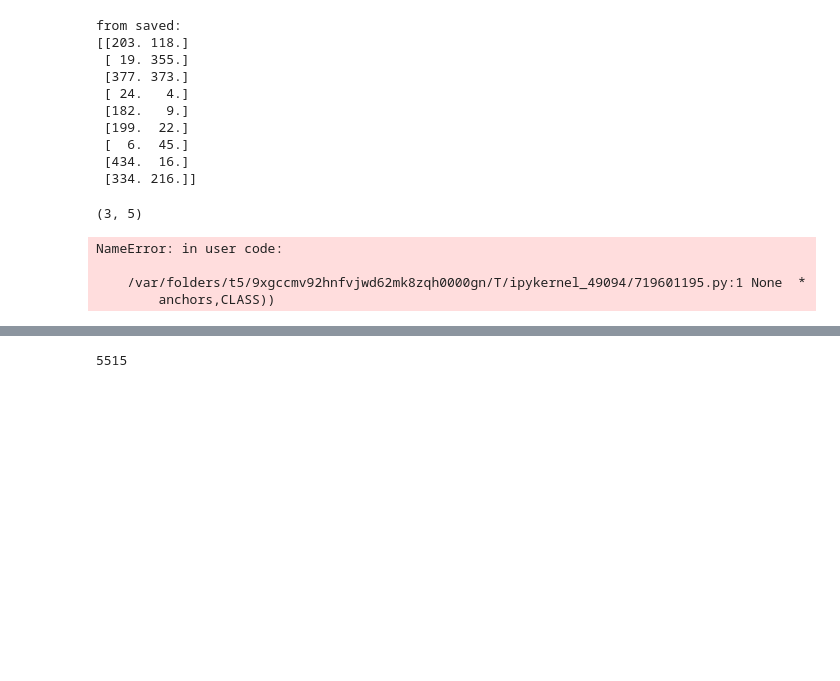
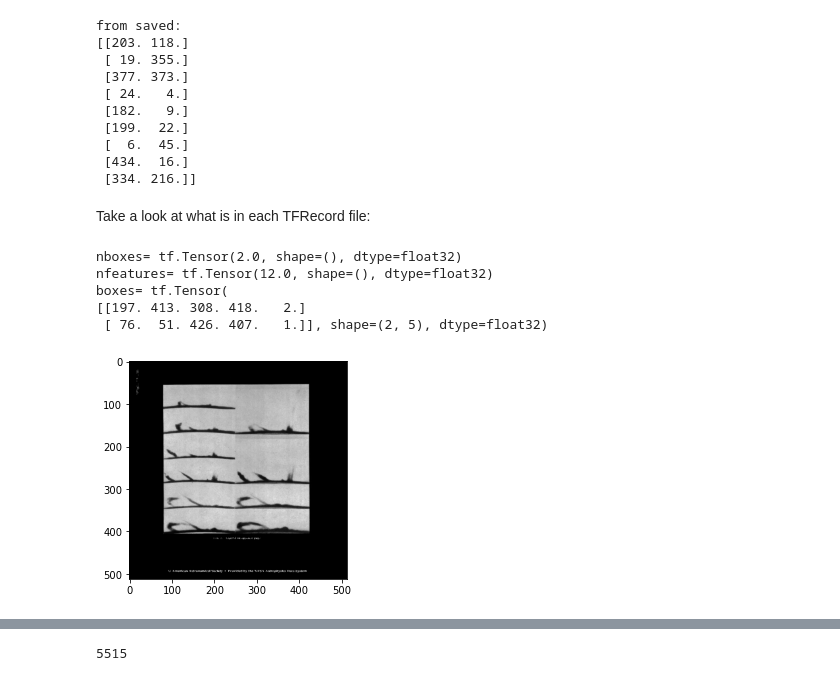
Before and after one commit to ReadingTimeMachine/figure_and_caption_extraction, a Jupyter notebook: mega_yolo_train_tfrecords.ipynb, the cells around one changed output, grey strips where cells are left out. Cells and saved outputs as stored; diff of their text form; code cells hidden in the pictures; blank space fills up the shorter version.

Commit message:
check for empty box

```diff
--- a/mega_yolo_train_tfrecords.ipynb
+++ b/mega_yolo_train_tfrecords.ipynb
@@ -51,7 +51,7 @@ saved_weights_file = None
 # fileStorage = 'binaries_model8/'
 # extraName = 'model8'
 
-fileStorage = 'binaries_model8_tfrecord/'
+fileStorage = 'binaries_model8_tfrecordz/'
 extraName = 'model8_tfrec'
 # %%
 # toggle for if on google collab or not
@@ -210,4 +218,14 @@ valid_list = glob.glob(classDir_main_to_imgs + 'valid_*tfrecords')
 # %%
 # get raw data
-train_raw_data = tf.data.TFRecordDataset(train_list)
-valid_raw_data = tf.data.TFRecordDataset(valid_list)
+#train_raw_data = tf.data.TFRecordDataset(train_list)
+#valid_raw_data = tf.data.TFRecordDataset(valid_list)
+
+# for compressed
+train_raw_data = tf.data.TFRecordDataset(filenames=train_list,
+                                         compression_type='GZIP',
+                                         buffer_size=None,
+                                        num_parallel_reads=tf.data.AUTOTUNE)
+valid_raw_data = tf.data.TFRecordDataset(filenames=valid_list,
+                                         compression_type='GZIP',
+                                         buffer_size=None,
+                                        num_parallel_reads=tf.data.AUTOTUNE)
@@ -293,7 +313,36 @@ from saved:
  [  6.  45.]
  [434.  16.]
  [334. 216.]]
-# %%
-b.shape
-# %% [output]
-(3, 5)
+# %% [markdown]
+Take a look at what is in each TFRecord file:
+# %%
+# if we have anchors already
+def _parse_to_view(example_proto,anchors,CLASS):
+    image_features = tf.io.parse_single_example(example_proto, image_feature_description)
+    # parse the data
+    nboxes = image_features['nbox']
+    nfeatures = image_features['nfeatures']
+    boxes = tf.io.decode_raw(image_features['boxes'],tf.float32)
+    boxes = tf.reshape(boxes,[nboxes,5])
+    images_raw = image_features['image_raw']
+    image = tf.io.decode_raw(images_raw,tf.float32)
+    image = tf.reshape(image,[config.IMAGE_H,config.IMAGE_W,nfeatures])
+    return image,nboxes,nfeatures,boxes
+# %%
+view_dataset = train_raw_data.map(lambda example_proto:_parse_to_view(example_proto,
+                                                                      anchors,CLASS))
+# %%
+# check one out
+for image,nboxes,nfeatures,boxes in view_dataset.take(1):
+    imgPlot = image.numpy()
+    plt.imshow(imgPlot[:,:,0],cmap='gray')
+    print('nboxes=',nboxes)
+    print('nfeatures=',nfeatures)
+    print('boxes=',boxes)
+# %% [output]
+nboxes= tf.Tensor(2.0, shape=(), dtype=float32)
+nfeatures= tf.Tensor(12.0, shape=(), dtype=float32)
+boxes= tf.Tensor(
+[[197. 413. 308. 418.   2.]
+ [ 76.  51. 426. 407.   1.]], shape=(2, 5), dtype=float32)
+[figure, added]
@@ -317,8 +372,5 @@ def _parse_image_function(example_proto,anchors,CLASS):
 # %%
 train_dataset = train_raw_data.map(lambda example_proto:_parse_image_function(example_proto,
                                                                               anchors,CLASS))
+valid_dataset = valid_raw_data.map(lambda example_proto:_parse_image_function(example_proto,
+                                                                              anchors,CLASS))
-# %% [output]
-NameError: in user code:
-
-    /var/folders/t5/9xgccmv92hnfvjwd62mk8zqh0000gn/T/ipykernel_49094/719601195.py:1 None  *
-        anchors,CLASS))
```
Also changed, not shown: parts of 29 cells of this notebook, 4 other files.
